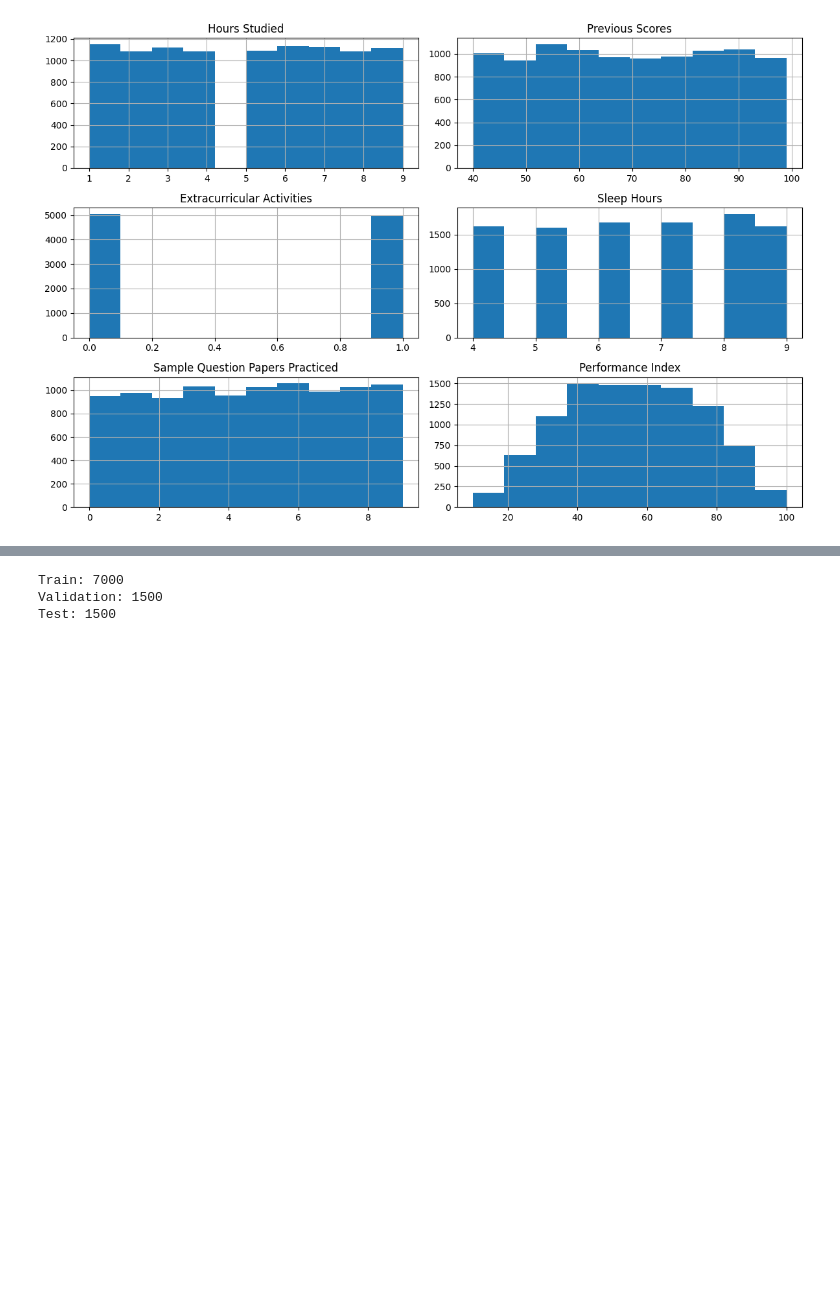
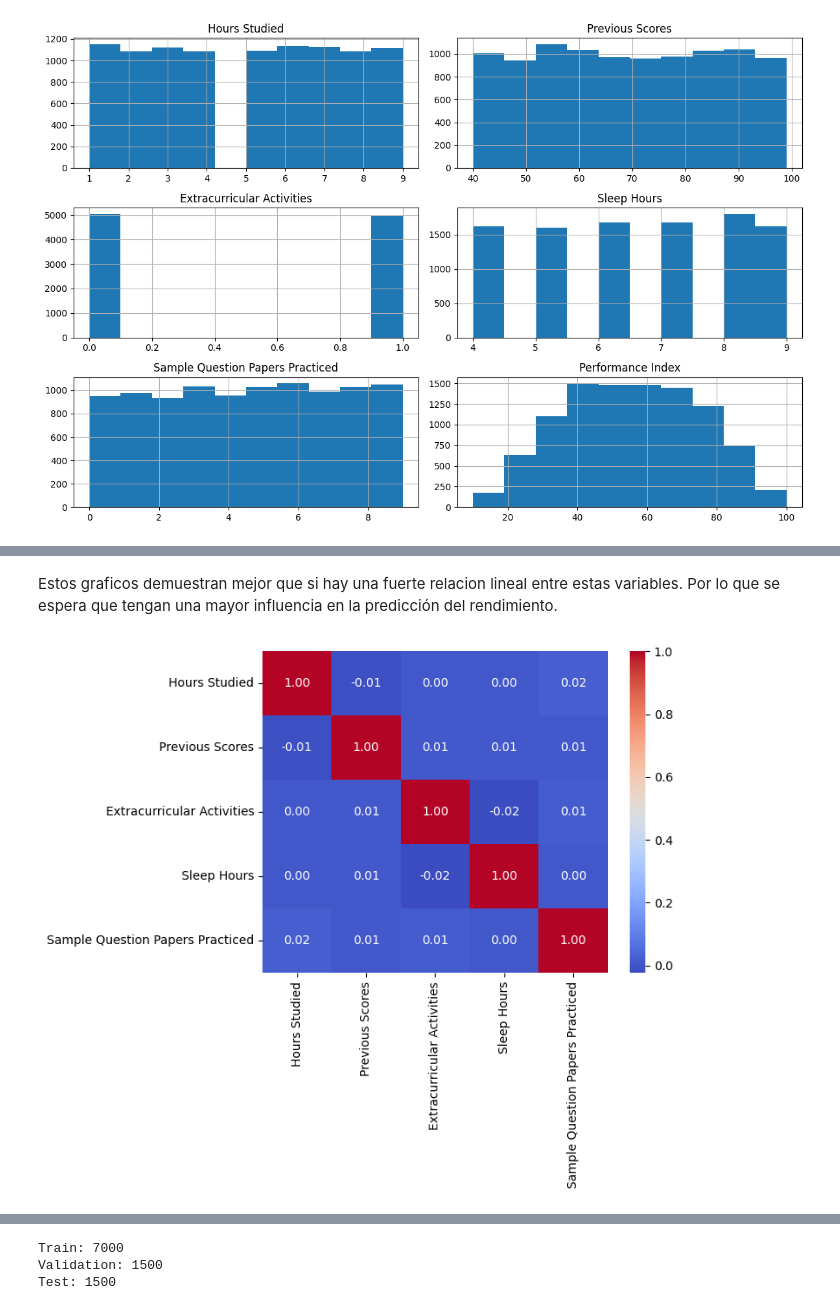
Before and after one commit to danimendez12/Tarea_IA, a Jupyter notebook: Notebook.ipynb, the cells around one changed output, grey strips where cells are left out. Saved outputs shown, nothing was run; the diff lists cells and outputs as text; code cells hidden in the pictures; blank space fills up the shorter version.

Commit message:
Ultimos graficos y analisis

```diff
--- a/Notebook.ipynb
+++ b/Notebook.ipynb
@@ -172,0 +244,14 @@ plt.show()
+# %% [markdown]
+Estos graficos demuestran mejor que si hay una fuerte relacion lineal entre estas variables.
+Por lo que se espera que tengan una mayor influencia en la predicción del rendimiento.
+# %%
+sns.heatmap(
+    df.drop(columns=["Performance Index"]).corr(),
+    annot=True,
+    cmap="coolwarm",
+    fmt=".2f"
+)
+
+plt.show()
+# %% [output]
+[figure, added]
```
Also changed, not shown: parts of 9 cells of this notebook.
